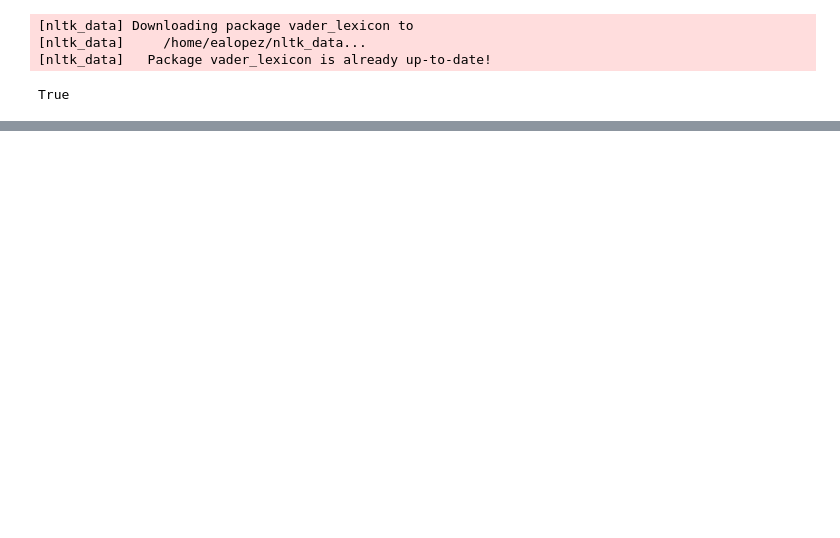
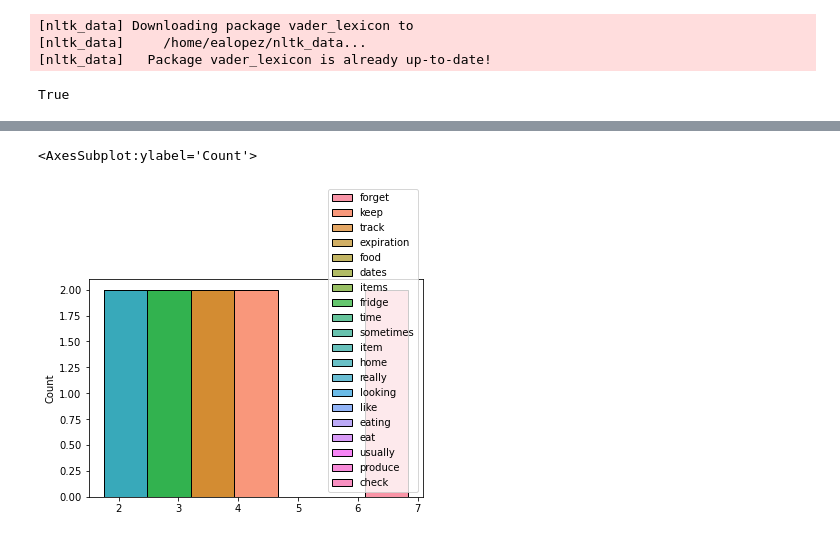
Before and after one commit to ohasis/project-expm, a Jupyter notebook: Grocery_Habit_Analysis.ipynb, the cells around one changed output, grey strips where cells are left out. Cells and saved outputs as stored; diff of their text form; code cells hidden in the pictures; blank space fills up the shorter version.

```diff
--- a/Grocery_Habit_Analysis.ipynb
+++ b/Grocery_Habit_Analysis.ipynb
@@ -122,0 +150,12 @@ sns.histplot(data = df_instores)
+# %%
+# TDIF for column 'Challenges In Tracking'
+# Necessary because not all respondents provided an answer
+df_habits = df_habits.dropna(subset=['Challenges In Tracking'])
+
+tr_chall = df_habits['Challenges In Tracking']
+tr_chall = [re.sub(r'[^A-Za-z0-9]', ' ', chall) for chall in tr_chall]
+tr_chall = [chall.lower() for chall in tr_chall]
+# %%
+tfidf_tr_chall_array = tfidf.fit_transform(tr_chall).toarray()
+df_tr_chall = pd.DataFrame(tfidf_tr_chall_array)
+df_tr_chall.columns = tfidf.get_feature_names()
@@ -122,0 +164,16 @@ sns.histplot(data = df_instores)
+# %%
+df_tr_chall = pd.DataFrame(np.sum(df_tr_chall, axis = 0))
+df_tr_chall = df_tr_chall.loc['aisle':]
+df_tr_chall_vals = df_tr_chall.loc[:,0]
+df_tr_chall['tfidf'] = df_tr_chall_vals
+df_tr_chall = df_tr_chall.sort_values(by = 'tfidf', ascending = False)
+# %%
+df_tr_chall = df_tr_chall.loc[:'check']
+df_tr_chall = df_tr_chall.transpose()
+# %%
+sns.histplot(data = df_tr_chall)
+
+#the word with the highest value is "forget" and so on
+# %% [output]
+<AxesSubplot:ylabel='Count'>
+[figure, added]
```
Also changed, not shown: parts of 21 cells of this notebook.
